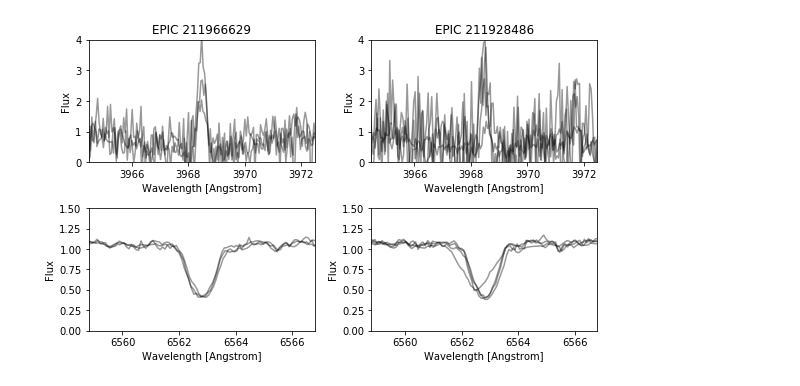
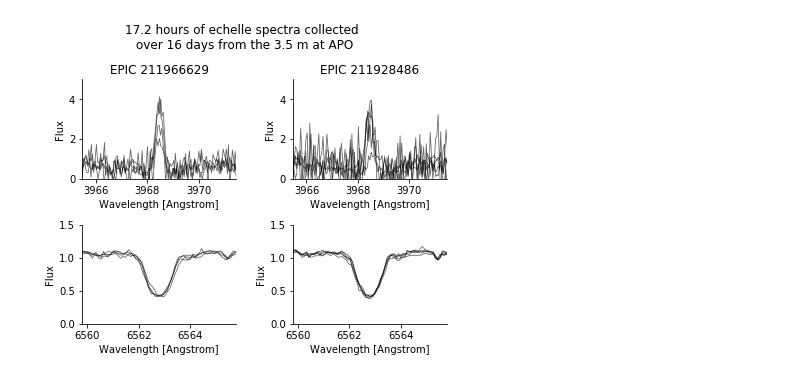
Before and after one commit to bmorris3/nephelion, a Jupyter notebook: notebooks/reduce.ipynb, the cells around one changed output. Drawn from its saved outputs; the diff is of its cells as text; code cells hidden in the pictures.

```diff
--- a/notebooks/reduce.ipynb
+++ b/notebooks/reduce.ipynb
@@ -68,0 +60,16 @@ EPIC 211966629 2017-12-11T09:34:32.240
+# %%
+total_exp_time = 0
+
+dates = []
+
+for spec in all_spectra:
+    date = spec.meta['header']['DATE-OBS']
+    print(spec.meta['header']['OBJNAME'], date)
+    total_exp_time += spec.meta['header']['EXPTIME']
+    dates.append(date)
+
+from astropy.time import TimeDelta
+times = Time(dates, format='isot', scale='tai')
+
+days_elapsed = TimeDelta(times.jd.max() - times.jd.min(), format='jd').jd
+days_elapsed
@@ -69,39 +87,41 @@ EPIC 211966629 2017-12-11T09:34:32.240
 # %%
 %matplotlib inline
 
 cah = 3968.468
 ha = 6562.8
 
 lines = [cah, ha]
 
-alpha = 0.4
-fig, ax = plt.subplots(len(lines), 2, figsize=(8, 5))
+alpha = 0.6
+fig, ax = plt.subplots(len(lines), 2, figsize=(6, 5))
 for spec in all_spectra:
     target_name = spec.meta['header']['OBJNAME']
 
     for row in range(len(lines)):
         if '211966629' in target_name:
-#             spec.plot(ax=ax[0, row], color='k', alpha=alpha)
-#         else:
-#             spec.plot(ax=ax[1, row], color='k', alpha=alpha)
-            spec.plot(ax=ax[row, 0], color='k', alpha=alpha)
+            spec.plot(ax=ax[row, 0], color='k', alpha=alpha, lw=0.8)
         else:
-            spec.plot(ax=ax[row, 1], color='k', alpha=alpha)
+            spec.plot(ax=ax[row, 1], color='k', alpha=alpha, lw=0.8)
 
 ax[0, 0].set_title('EPIC 211966629')
 ax[0, 1].set_title('EPIC 211928486')
 
-
 for row in [ax[:, 0], ax[:, 1]]:
     for i, axis in enumerate(row):
-        axis.set_xlim([lines[i] - 4, lines[i] + 4])
+        axis.set_xlim([lines[i] - 3, lines[i] + 3])
 
         if i == 0:
-            axis.set_ylim([0, 4])
+            axis.set_ylim([0, 5])
         elif i == 1:
             axis.set_ylim([0, 1.5])
 
-fig.tight_layout()
+        axis.spines['right'].set_visible(False)
+        axis.spines['top'].set_visible(False)
+
+fig.tight_layout(rect=[0, 0.03, 1, 0.90])
+fig.suptitle("{0:.1f} hours of echelle spectra collected \nover {1:.0f}"
+             " days from the 3.5 m at APO"
+             .format(total_exp_time/60/60, days_elapsed))
 fig.savefig('quicklook.pdf', bbox_inches='tight')
 # %% [output]
-[figure, old version]
+[figure, new version]
```
Also changed, not shown: parts of 4 cells of this notebook, 1 other file.
